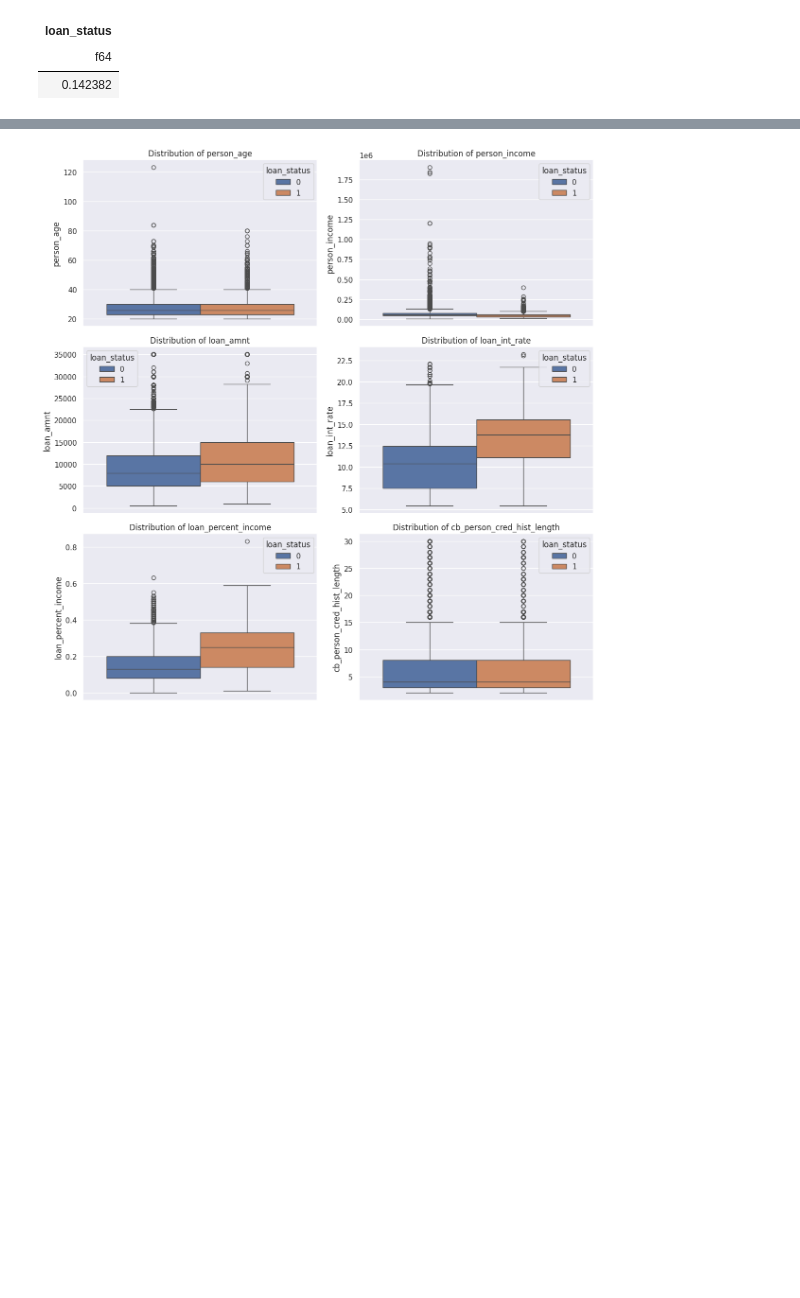
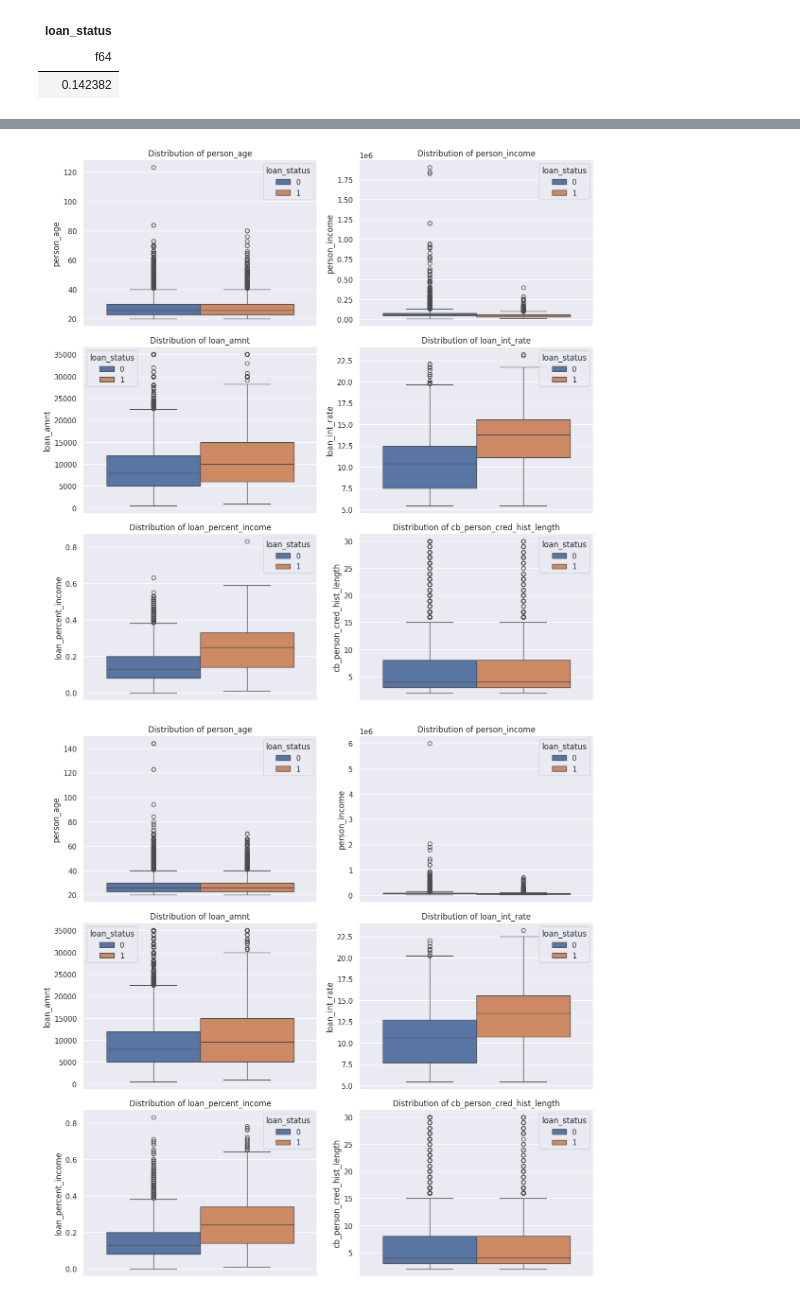
Before and after one commit to rbudnar/LoanApprovalPrediction, a Jupyter notebook: notebooks/eda.ipynb, the cells around one changed output, grey strips where cells are left out. Cells and saved outputs as stored; diff of their text form; code cells hidden in the pictures; blank space fills up the shorter version.

```diff
--- a/notebooks/eda.ipynb
+++ b/notebooks/eda.ipynb
@@ -145,20 +149,24 @@ plt.tight_layout()
 # %%
-n_cols = 2
-n_rows = math.ceil(len(CONTINUOUS_VARIABLES) / n_cols)
+def plot_continuous_vars(dataset: pl.DataFrame, n_cols: int = 2) -> None:
+    n_rows = math.ceil(len(CONTINUOUS_VARIABLES) / n_cols)
 
-fig, axes = plt.subplots(n_rows, n_cols, figsize=(6*n_cols, 4*n_rows))
-axes_flat = axes.flatten() if n_rows > 1 or n_cols > 1 else [axes]
+    fig, axes = plt.subplots(n_rows, n_cols, figsize=(6*n_cols, 4*n_rows))
+    axes_flat = axes.flatten() if n_rows > 1 or n_cols > 1 else [axes]
 
-for idx, (ax, var) in enumerate(zip(axes_flat, CONTINUOUS_VARIABLES)):
-    sns.boxplot(data=train, hue=TARGET, y=var, ax=ax)
-    ax.set_title(f'Distribution of {var}')
+    for idx, (ax, var) in enumerate(zip(axes_flat, CONTINUOUS_VARIABLES)):
+        sns.boxplot(data=dataset, hue=TARGET, y=var, ax=ax)
+        ax.set_title(f'Distribution of {var}')
 
-for idx in range(len(CONTINUOUS_VARIABLES), len(axes_flat)):
-    fig.delaxes(axes_flat[idx])
+    for idx in range(len(CONTINUOUS_VARIABLES), len(axes_flat)):
+        fig.delaxes(axes_flat[idx])
 
-plt.tight_layout()
+    plt.tight_layout()
+
+plot_continuous_vars(train)
+plot_continuous_vars(original_dataset)
 # %% [output]
 [figure]
+[figure, added]
 # %%
 def create_barplot_grid(data, target, variables, n_cols=2):
     n_rows = math.ceil(len(variables) / n_cols)
```
Also changed, not shown: parts of 4 cells of this notebook, 5 other files.
